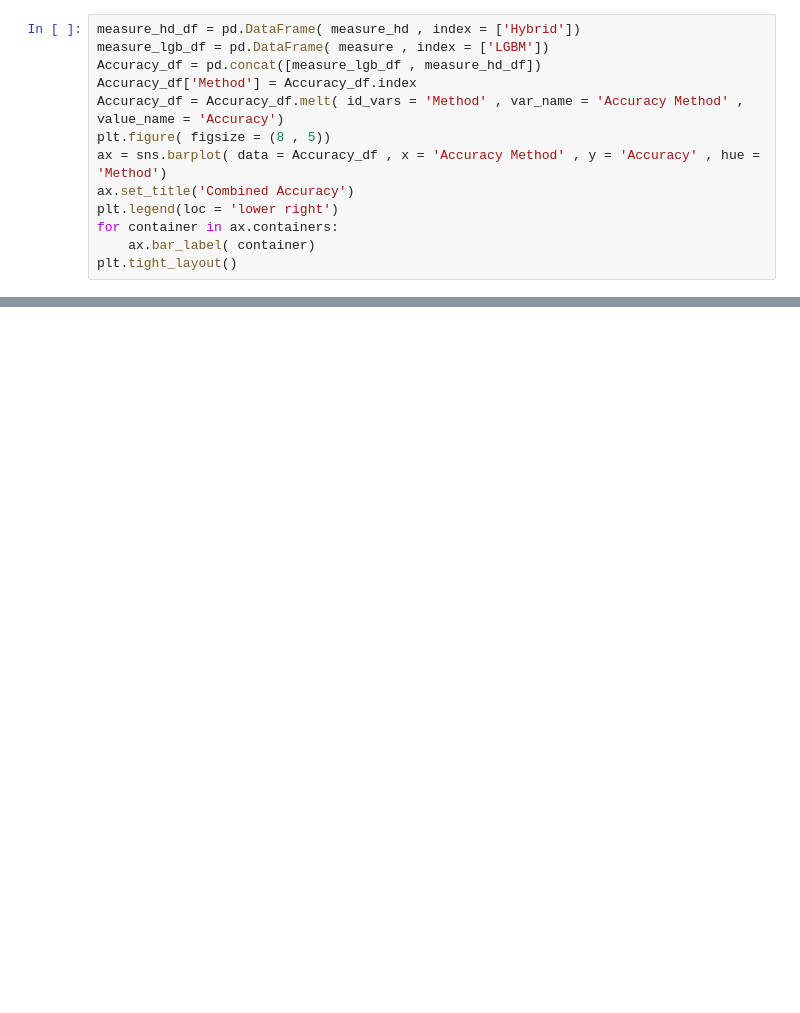
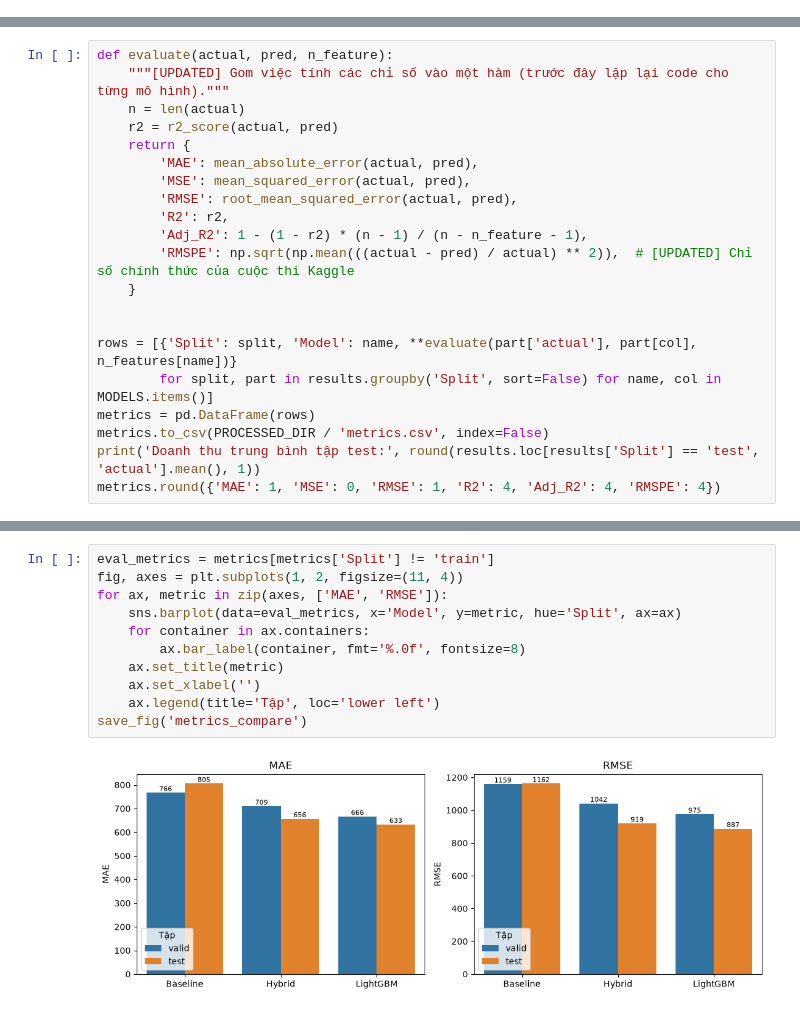
Before and after one commit to nguyenbadanh14112007-commits/DataminingProject, a Jupyter notebook: 05_Danh_gia_mo_hinh.ipynb, the cells around one changed output, grey strips where cells are left out. Cells and saved outputs as stored; diff of their text form; blank space fills up the shorter version.

```diff
--- a/05_Danh_gia_mo_hinh.ipynb
+++ b/05_Danh_gia_mo_hinh.ipynb
@@ -200,13 +0,0 @@ Comparing the accuracy of two machine learning models.
-# %%
-measure_hd_df = pd.DataFrame( measure_hd , index = ['Hybrid'])
-measure_lgb_df = pd.DataFrame( measure , index = ['LGBM'])
-Accuracy_df = pd.concat([measure_lgb_df , measure_hd_df])
-Accuracy_df['Method'] = Accuracy_df.index
-Accuracy_df = Accuracy_df.melt( id_vars = 'Method' , var_name = 'Accuracy Method' , value_name = 'Accuracy')
-plt.figure( figsize = (8 , 5))
-ax = sns.barplot( data = Accuracy_df , x = 'Accuracy Method' , y = 'Accuracy' , hue = 'Method')
-ax.set_title('Combined Accuracy')
-plt.legend(loc = 'lower right')
-for container in ax.containers:
-    ax.bar_label( container)
-plt.tight_layout()
@@ -255,0 +30,21 @@ The evaluation indicates that the LGBM model outperforms the hybrid method in te
+# %%
+def evaluate(actual, pred, n_feature):
+    """[UPDATED] Gom việc tính các chỉ số vào một hàm (trước đây lặp lại code cho từng mô hình)."""
+    n = len(actual)
+    r2 = r2_score(actual, pred)
+    return {
+        'MAE': mean_absolute_error(actual, pred),
+        'MSE': mean_squared_error(actual, pred),
+        'RMSE': root_mean_squared_error(actual, pred),
+        'R2': r2,
+        'Adj_R2': 1 - (1 - r2) * (n - 1) / (n - n_feature - 1),
+        'RMSPE': np.sqrt(np.mean(((actual - pred) / actual) ** 2)),  # [UPDATED] Chỉ số chính thức của cuộc thi Kaggle
+    }
+
+
+rows = [{'Split': split, 'Model': name, **evaluate(part['actual'], part[col], n_features[name])}
+        for split, part in results.groupby('Split', sort=False) for name, col in MODELS.items()]
+metrics = pd.DataFrame(rows)
+metrics.to_csv(PROCESSED_DIR / 'metrics.csv', index=False)
+print('Doanh thu trung bình tập test:', round(results.loc[results['Split'] == 'test', 'actual'].mean(), 1))
+metrics.round({'MAE': 1, 'MSE': 0, 'RMSE': 1, 'R2': 4, 'Adj_R2': 4, 'RMSPE': 4})
@@ -255,0 +63,13 @@ The evaluation indicates that the LGBM model outperforms the hybrid method in te
+# %%
+eval_metrics = metrics[metrics['Split'] != 'train']
+fig, axes = plt.subplots(1, 2, figsize=(11, 4))
+for ax, metric in zip(axes, ['MAE', 'RMSE']):
+    sns.barplot(data=eval_metrics, x='Model', y=metric, hue='Split', ax=ax)
+    for container in ax.containers:
+        ax.bar_label(container, fmt='%.0f', fontsize=8)
+    ax.set_title(metric)
+    ax.set_xlabel('')
+    ax.legend(title='Tập', loc='lower left')
+save_fig('metrics_compare')
+# %% [output]
+[figure, added]
```
Also changed, not shown: parts of 60 cells of this notebook, 47 other files.
